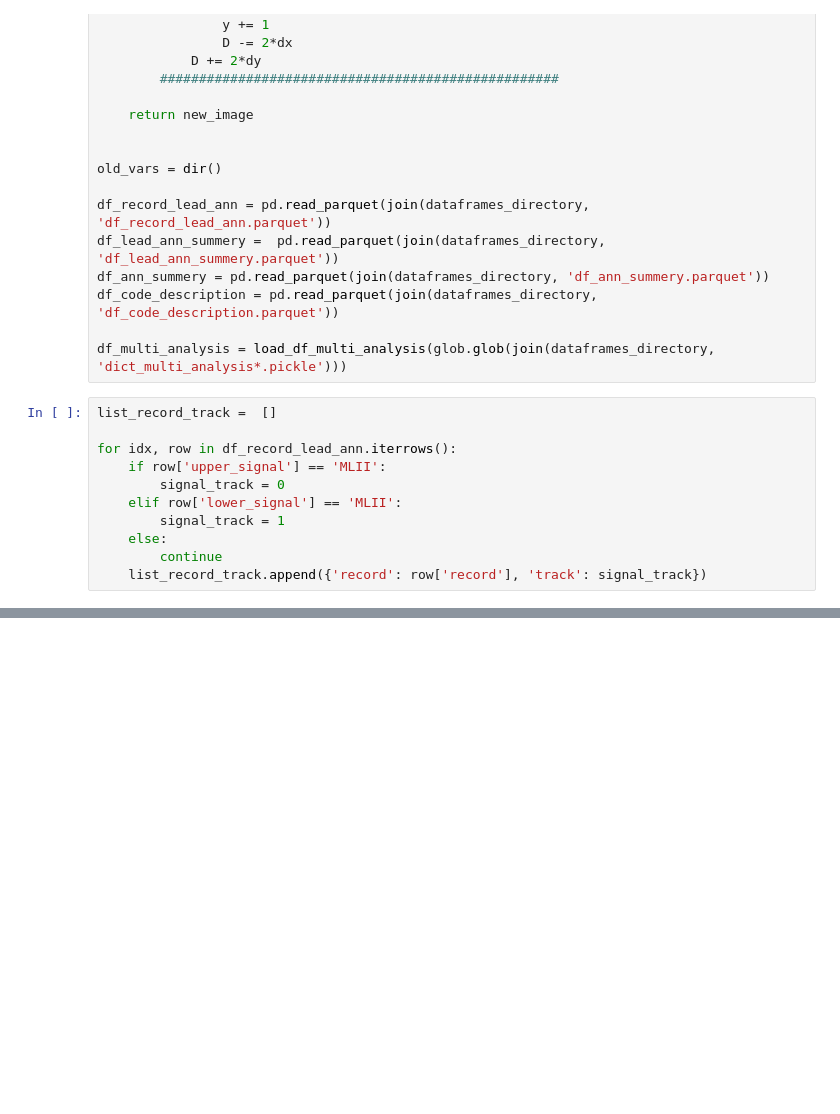
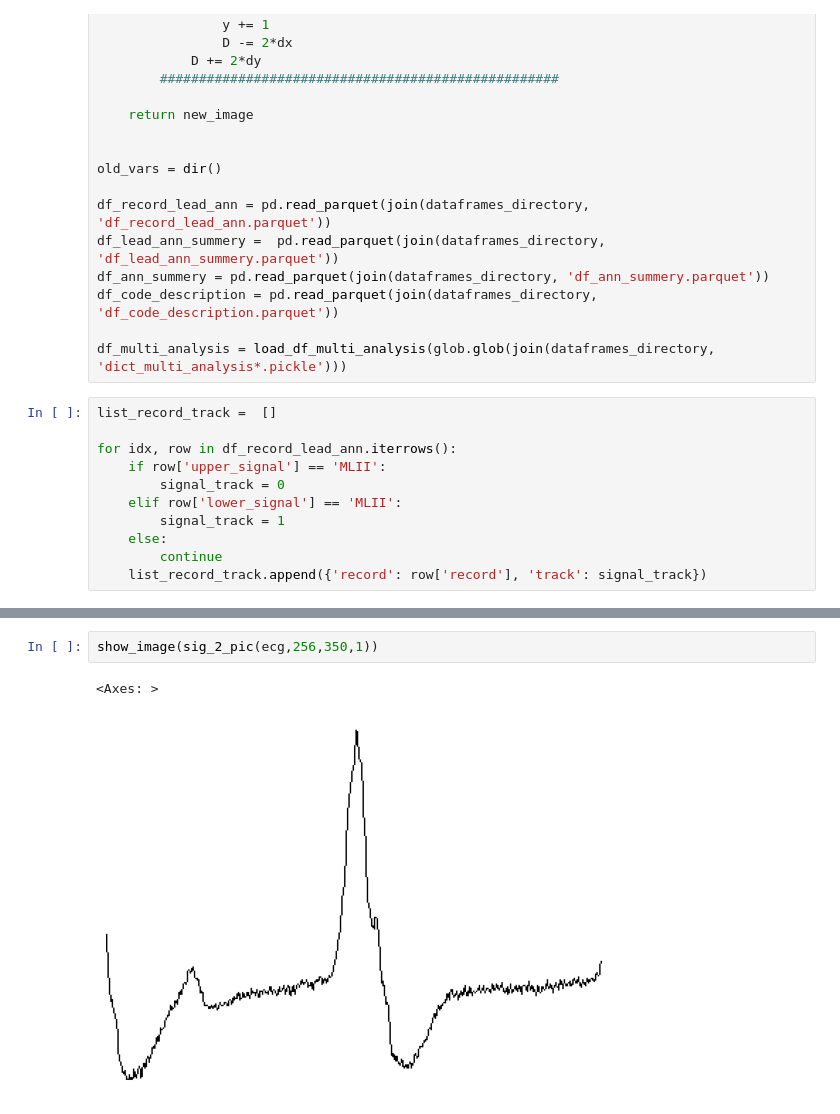
Before and after one commit to Vinicius667/ectopic_beats_detection, a Jupyter notebook: 04_Jun.ipynb, the cells around one changed output, grey strips where cells are left out. Drawn from its saved outputs; the diff is of its cells as text; blank space fills up the shorter version.

```diff
--- a/04_Jun.ipynb
+++ b/04_Jun.ipynb
@@ -195,3 +219,8 @@ gc.collect()
+# %%
+show_image(sig_2_pic(ecg,256,350,1))
+# %% [output]
+<Axes: >
+[figure, added]
 # %%
 
 # Implement Alexnet architecture in Pytorch
```
Also changed, not shown: parts of 14 cells of this notebook.
